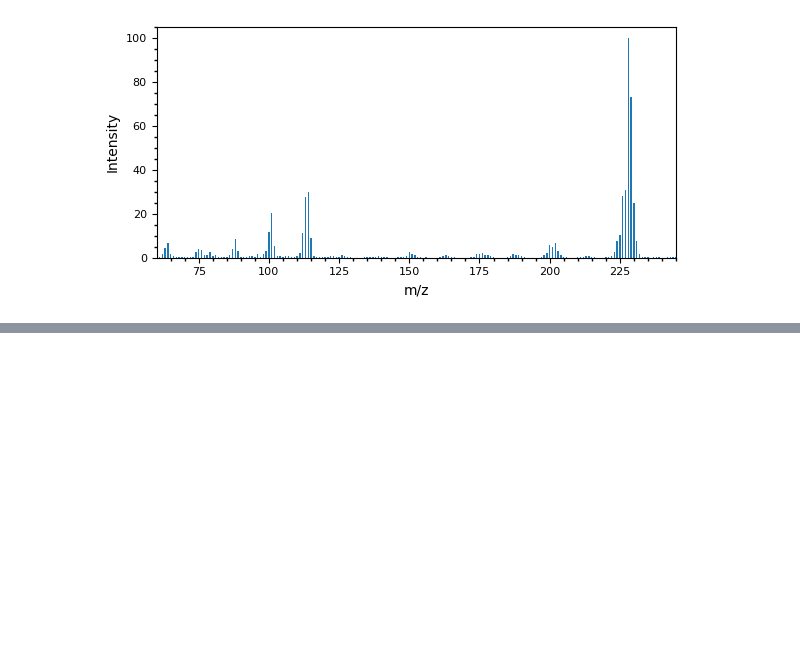
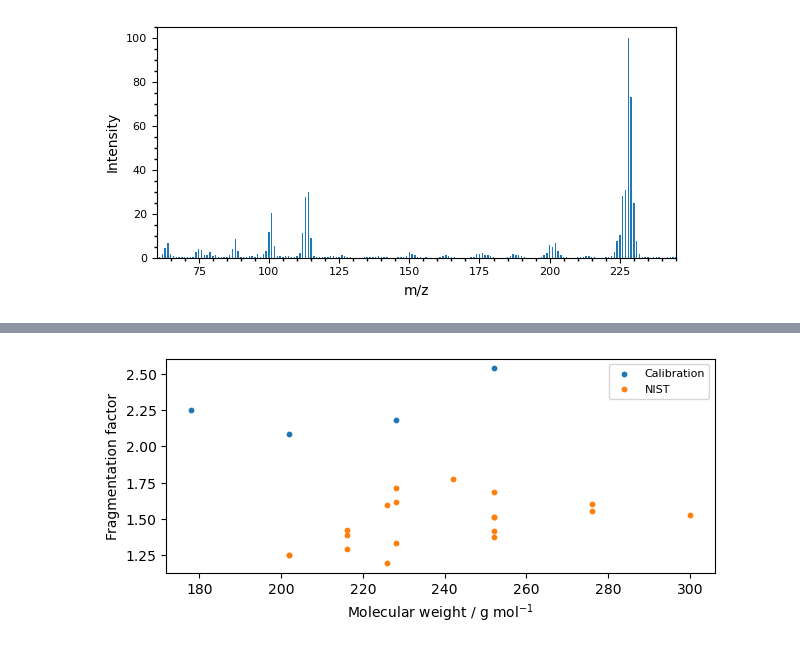
Before and after one commit to Normann25/NFA_project, a Jupyter notebook: cal.ipynb, the cells around one changed output, grey strips where cells are left out. Drawn from its saved outputs; the diff is of its cells as text; code cells hidden in the pictures; blank space fills up the shorter version.

```diff
--- a/cal.ipynb
+++ b/cal.ipynb
@@ -64,0 +97,13 @@ plt.show()
+# %%
+fig, ax = plt.subplots(figsize = (6.3, 3))
+
+ax.scatter(sums['Molecular weight'], sums['FF'], s = 10, label = 'Calibration')
+ax.scatter(FF_NIST['Molecular weight'], FF_NIST['FF v3'], s = 10, label = 'NIST')
+ax.legend(fontsize = 8)
+ax.set(xlabel = 'Molecular weight / g mol$^{-1}$', ylabel = 'Fragmentation factor')
+
+fig.tight_layout()
+fig.savefig('Calibration/FF_calibration.png', dpi = 600)
+plt.show()
+# %% [output]
+[figure, added]
```
Also changed, not shown: parts of 4 cells of this notebook, 5 other files.
